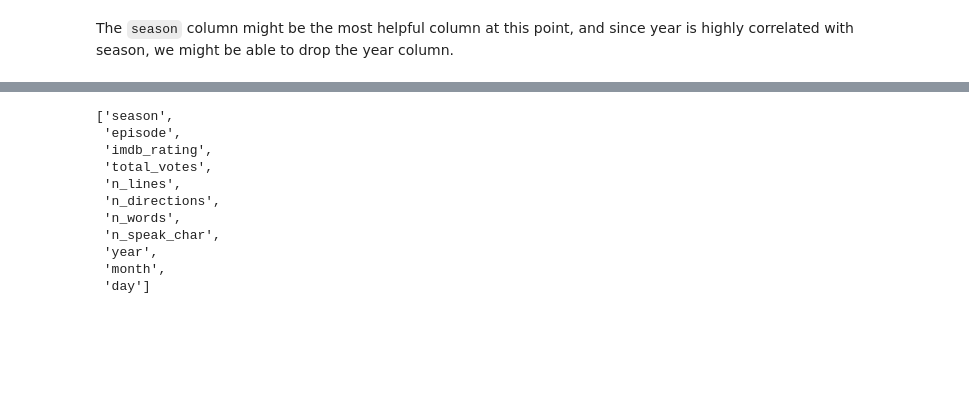
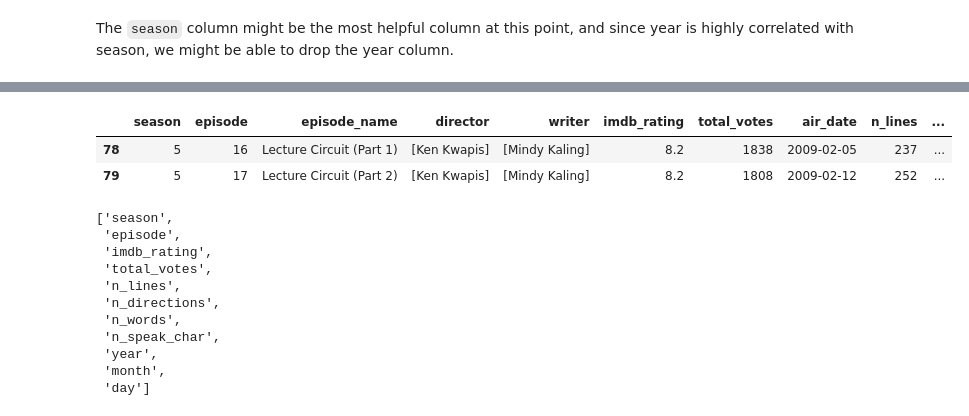
Before and after one commit to anoushka632/mlp-proj1, a Jupyter notebook: Keith/mlp_pro1.ipynb, the cells around one changed output, grey strips where cells are left out. Saved outputs shown, nothing was run; the diff lists cells and outputs as text; code cells hidden in the pictures; blank space fills up the shorter version.

```diff
--- a/Keith/mlp_pro1.ipynb
+++ b/Keith/mlp_pro1.ipynb
@@ -144,3 +146,13 @@ gp.geom_jitter(gp.aes(color = "total_votes"), width = .15))
+# %%
+p = re.compile("Parts 1&2")
+df["multi_part"] = [not pd.isnull(re.search(p,i)) for i in df["episode_name"]]
+
+p = re.compile("Part [12]")
+df[[not pd.isnull(re.search(p,i)) for i in df["episode_name"]]]
+# %% [output]
+|  | season | episode | episode_name | director | writer | imdb_rating | total_votes | air_date | n_lines | ... |
+| 78 | 5 | 16 | Lecture Circuit (Part 1) | [Ken Kwapis] | [Mindy Kaling] | 8.2 | 1838 | 2009-02-05 | 237 | ... |
+| 79 | 5 | 17 | Lecture Circuit (Part 2) | [Ken Kwapis] | [Mindy Kaling] | 8.2 | 1808 | 2009-02-12 | 252 | ... |
 # %%
 df.select_dtypes(include=np.number).columns.tolist()
 # %% [output]
```
Also changed, not shown: parts of 2 cells of this notebook, 2 other files.
